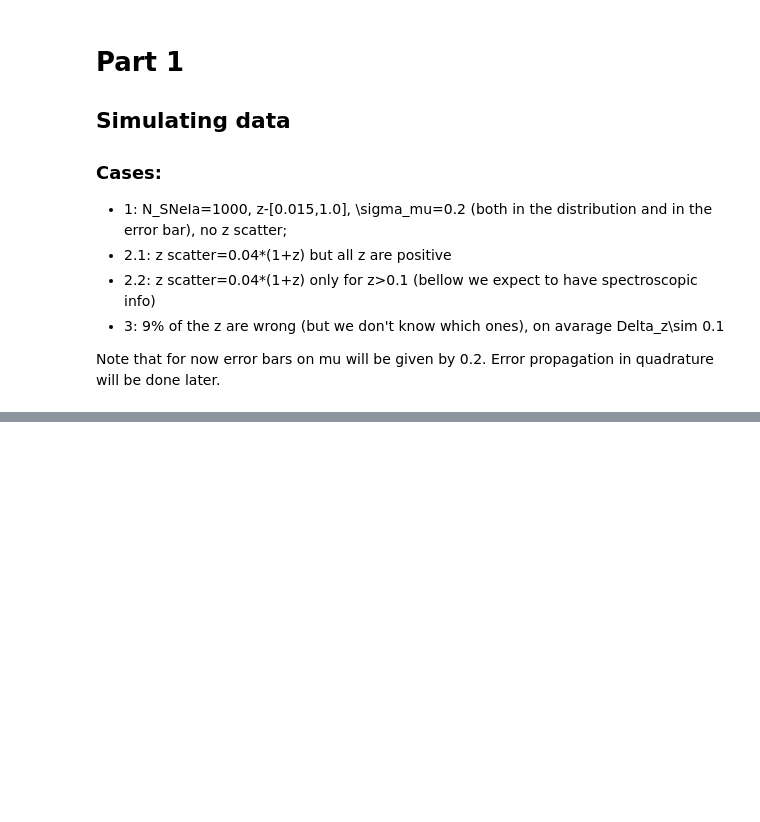
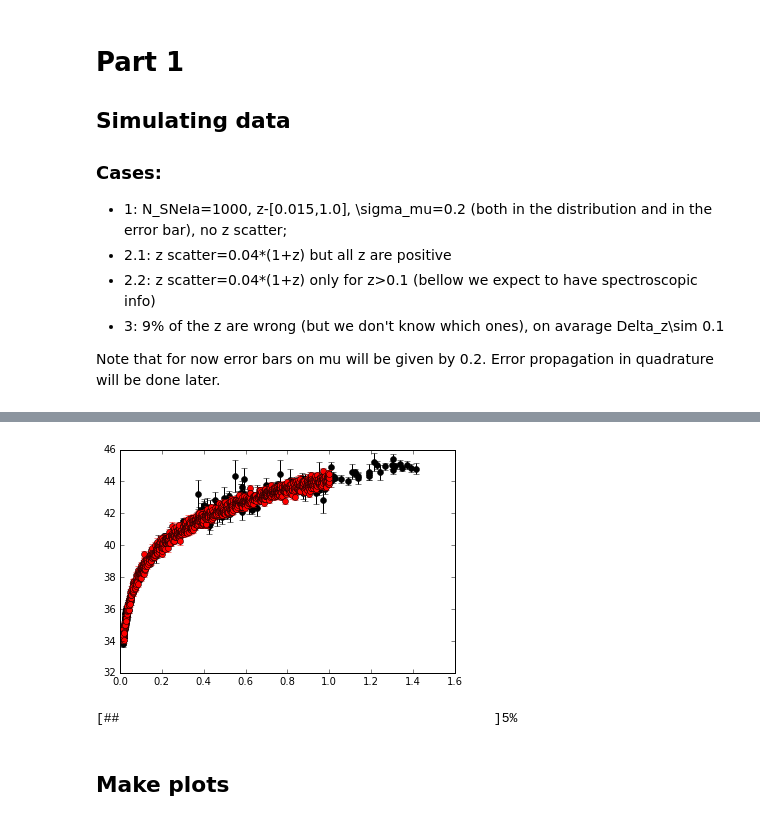
Before and after one commit to P-1884/COSMIC-BEAMS, a Jupyter notebook: zBEAMS_zf.ipynb, the cells around one changed output, grey strips where cells are left out. Saved outputs shown, nothing was run; the diff lists cells and outputs as text; code cells hidden in the pictures; blank space fills up the shorter version.

Commit message:
just to be check. The end of the notebook is to be discarded!!!  Please enter the commit message for your changes. Lines starting

```diff
--- a/zBEAMS_zf.ipynb
+++ b/zBEAMS_zf.ipynb
@@ -193,0 +327,22 @@ plt.show()
+# %%
+# First test
+# check with Union 2.0 data
+union21=fkd()
+#load Union2.1 data
+dados=np.loadtxt('SCPUnion2.1_mu_vs_z.txt',usecols=[1,2,3])
+union21.z=dados[:,0]
+union21.mu_o=dados[:,1]
+union21.err_mu=dados[:,2]
+
+plt.errorbar(union21.z,union21.mu_o,yerr=[union21.err_mu,union21.err_mu],fmt='ko')
+plt.errorbar(fd2.z,fd2.mu_o,yerr=[fd2.err_mu,fd2.err_mu],fmt='ro')
+plt.show()
+# %% [output]
+[figure, added]
+# %%
+MCMC_SNe(100000,union21)
+print('\n',union21.acceptr)
+# %% [output]
+[##                                                ]5%
+# %% [markdown]
+## Make plots
```
Also changed, not shown: parts of 21 cells of this notebook, 1 other file.
